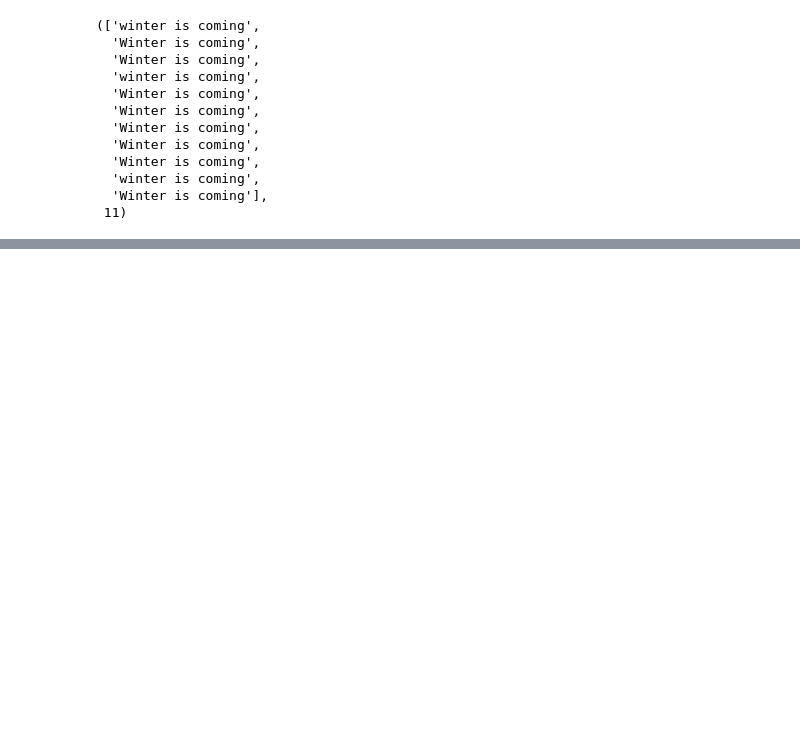
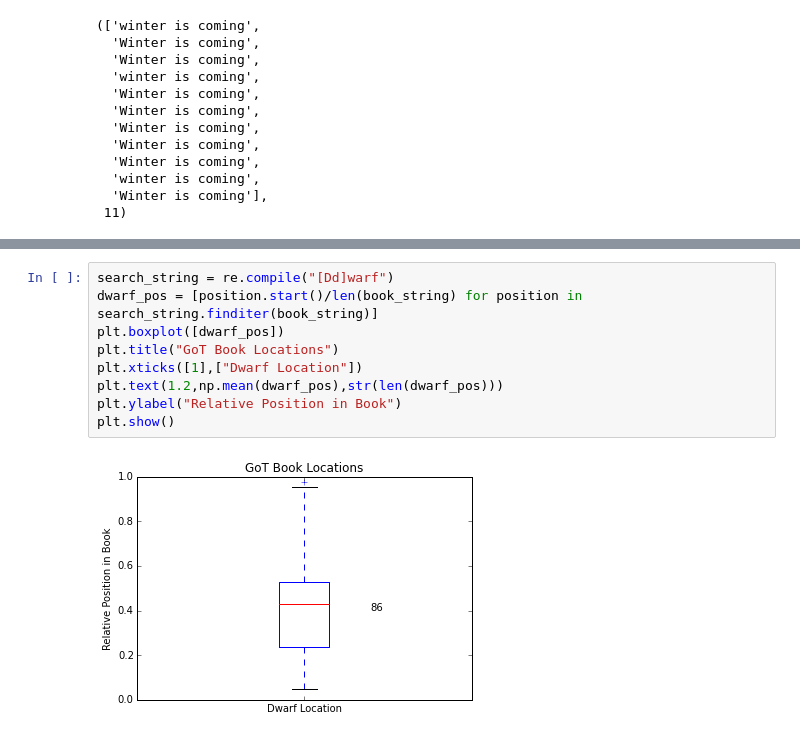
Before and after one commit to jakyzhu/computing_workshops, a Jupyter notebook: workshop_1/GoT.ipynb, the cells around one changed output, grey strips where cells are left out. Saved outputs shown, nothing was run; the diff lists cells and outputs as text; blank space fills up the shorter version.

```diff
--- a/workshop_1/GoT.ipynb
+++ b/workshop_1/GoT.ipynb
@@ -157,0 +241,11 @@ IOError: [Errno 2] No such file or directory: u'/Users/Adam/anaconda/lib/python2
+# %%
+search_string = re.compile("[Dd]warf")
+dwarf_pos = [position.start()/len(book_string) for position in search_string.finditer(book_string)]
+plt.boxplot([dwarf_pos])
+plt.title("GoT Book Locations")
+plt.xticks([1],["Dwarf Location"])
+plt.text(1.2,np.mean(dwarf_pos),str(len(dwarf_pos)))
+plt.ylabel("Relative Position in Book")
+plt.show()
+# %% [output]
+[figure, added]
```
Also changed, not shown: parts of 33 cells of this notebook, 2 other files.
